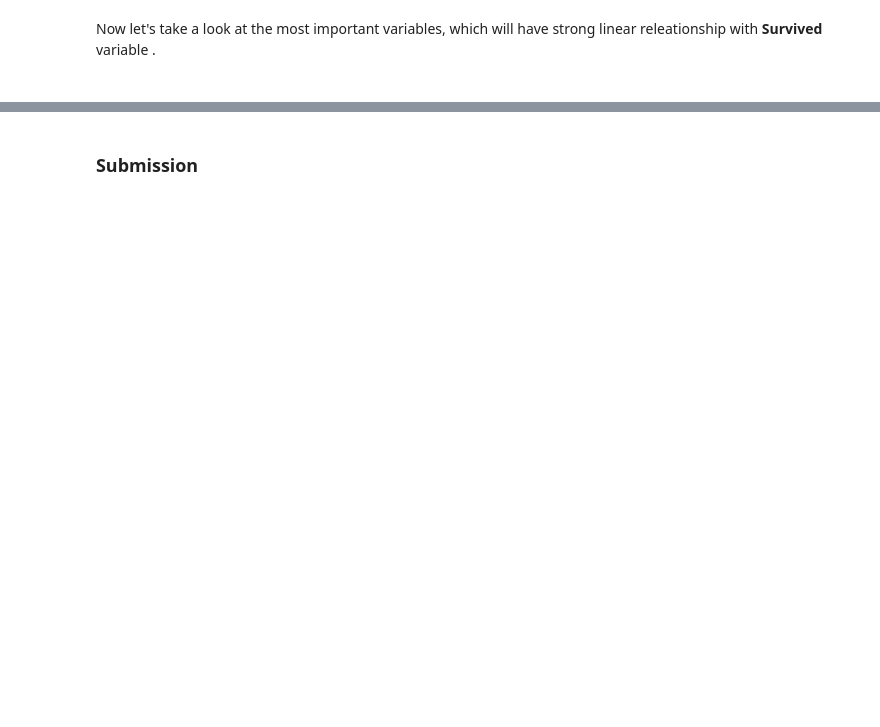
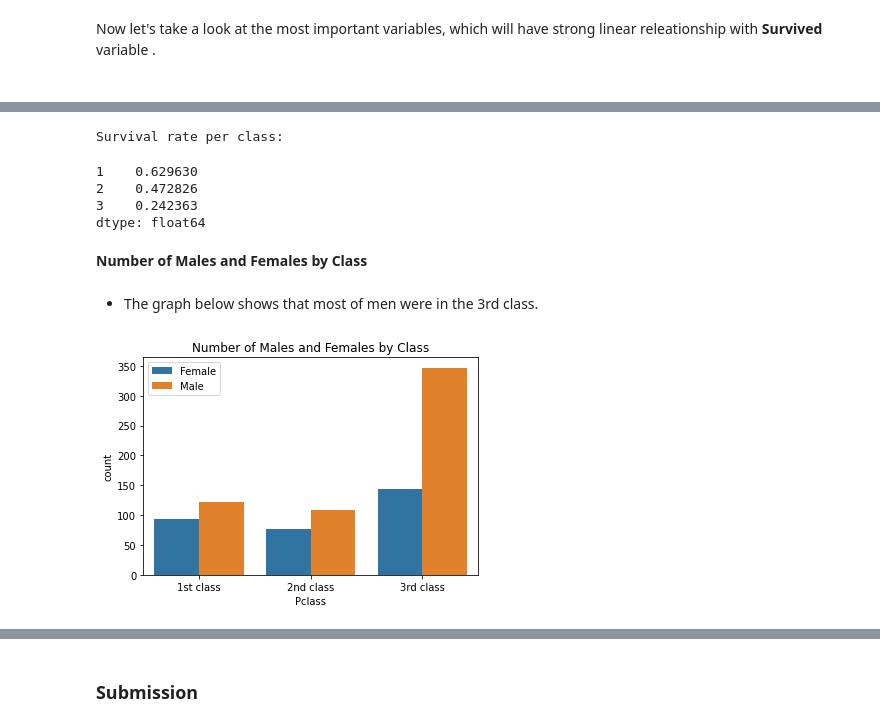
Before and after one commit to Afalqannas/Titanic-project, a Jupyter notebook: titanic_project.ipynb, the cells around one changed output, grey strips where cells are left out. Drawn from its saved outputs; the diff is of its cells as text; code cells hidden in the pictures; blank space fills up the shorter version.

```diff
--- a/titanic_project.ipynb
+++ b/titanic_project.ipynb
@@ -442,0 +371,20 @@ for t, l in zip(g._legend.texts, new_labels): t.set_text(l)
+# %%
+print('Survival rate per class: ')
+train.groupby('Pclass')['Survived'].sum() / train['Pclass'].value_counts() # Survive percent by class
+# %% [output]
+Survival rate per class:
+1    0.629630
+2    0.472826
+3    0.242363
+dtype: float64
+# %% [markdown]
+**Number of Males and Females by Class**
+# %% [markdown]
+- The graph below shows that most of men were in the 3rd class.
+# %%
+_ = sns.countplot(data=train, x='Pclass', hue='Sex_male')
+_.set_title('Number of Males and Females by Class')
+_.set_xticklabels(['1st class', '2nd class', '3rd class'])
+_.legend(['Female', 'Male']);
+# %% [output]
+[figure, added]
```
Also changed, not shown: parts of 191 cells of this notebook, 3 other files.
